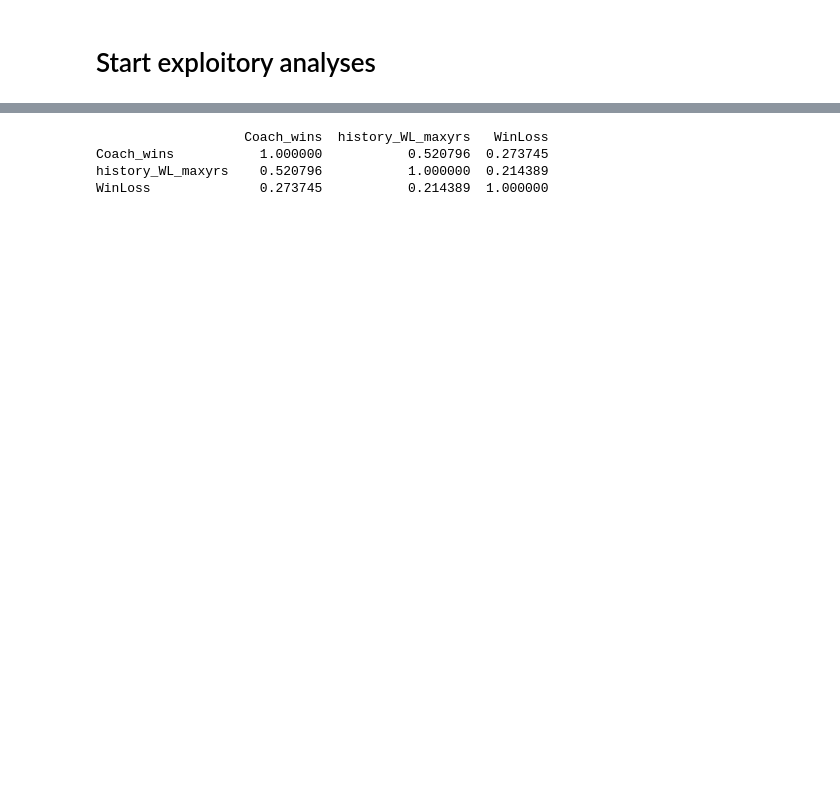
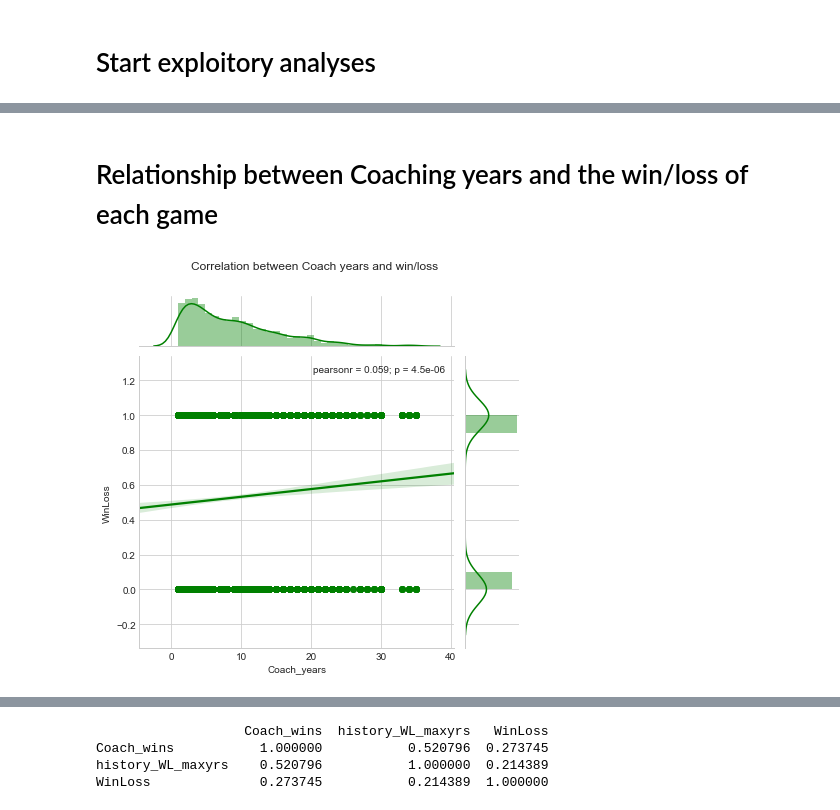
Before and after one commit to cjohns38/ncaafootball, a Jupyter notebook: Exploratory.ipynb, the cells around one changed output, grey strips where cells are left out. Saved outputs shown, nothing was run; the diff lists cells and outputs as text; code cells hidden in the pictures; blank space fills up the shorter version.

```diff
--- a/Exploratory.ipynb
+++ b/Exploratory.ipynb
@@ -118,0 +108,9 @@ variables_of_interest
+# %% [markdown]
+# Relationship between Coaching years and the win/loss of each game
+# %%
+g = sns.jointplot(data=games, x='Coach_years', y='WinLoss', kind='reg', color='g')
+plt.subplots_adjust(top=0.9)
+g.fig.suptitle('Correlation between Coach years and win/loss') # can also get the figure from plt.gcf()
+plt.show()
+# %% [output]
+[figure, added]
```
Also changed, not shown: parts of 44 cells of this notebook, 1 other file.
